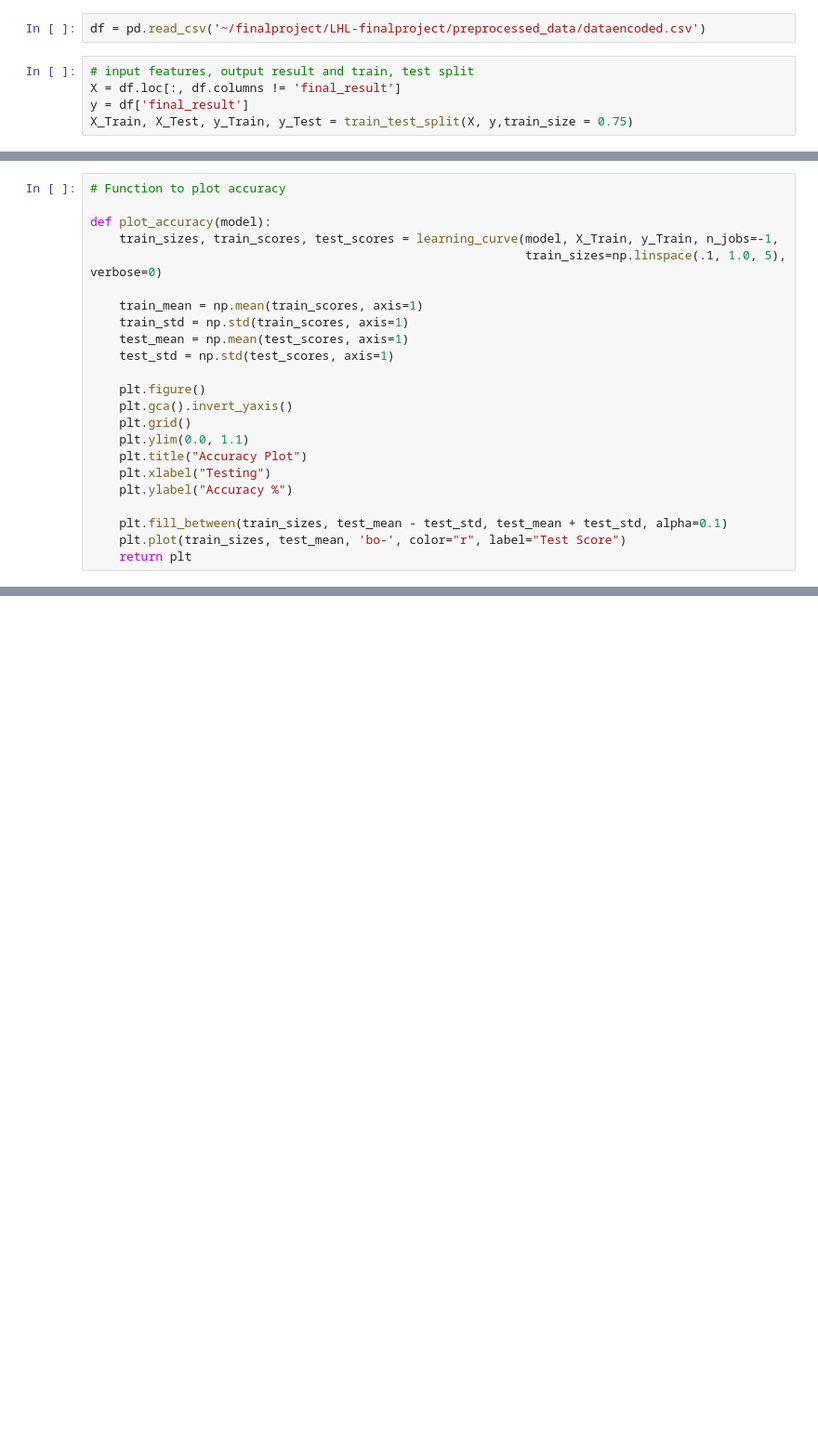
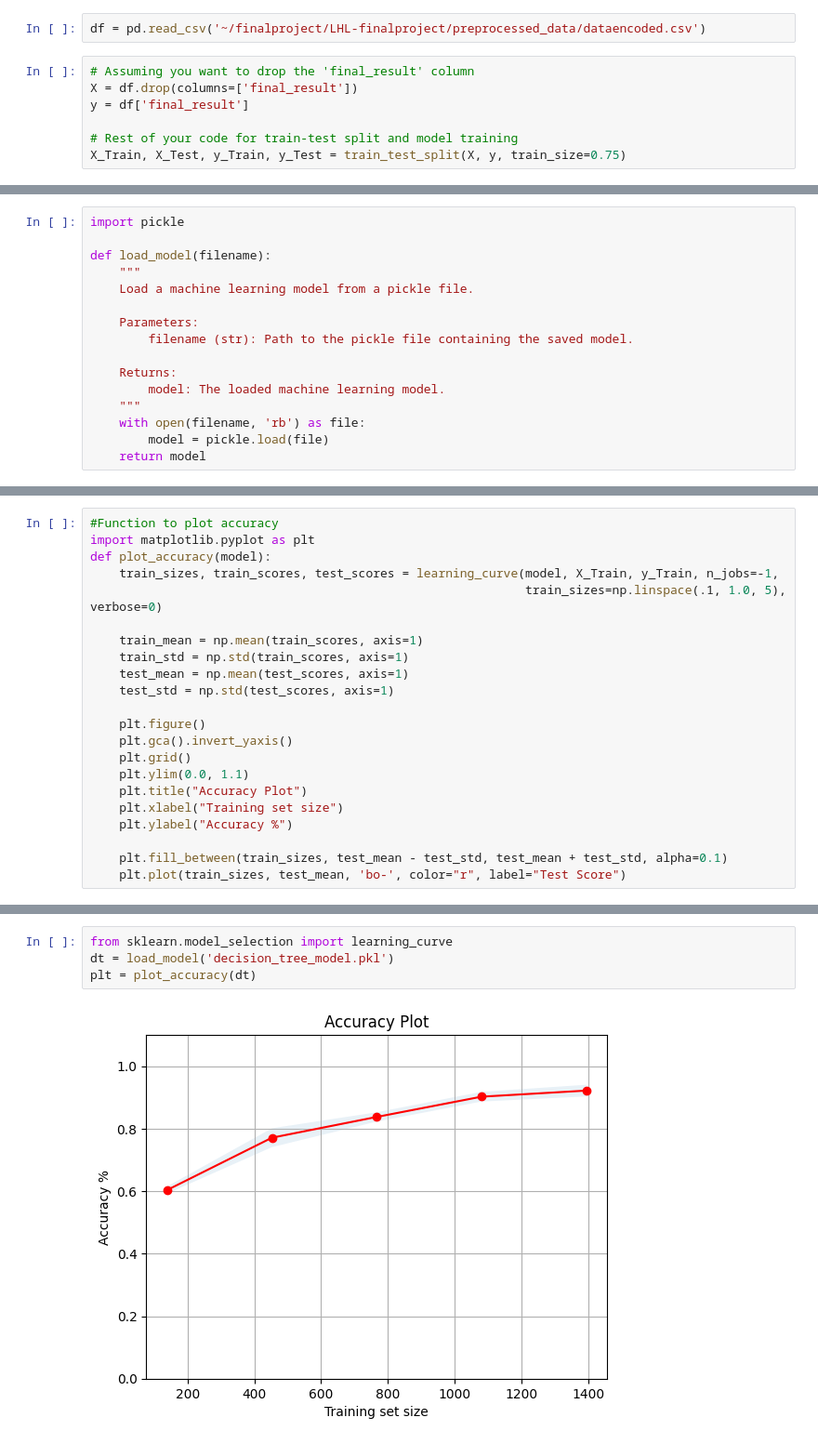
Before and after one commit to LaraOnipede/LHL-finalProject, a Jupyter notebook: notebooks/ModelEvaluation.ipynb, the cells around one changed output, grey strips where cells are left out. Shown at 93% size. Cells and saved outputs as stored; diff of their text form; blank space fills up the shorter version.

Commit message:
evaluating predictive models

```diff
--- a/notebooks/ModelEvaluation.ipynb
+++ b/notebooks/ModelEvaluation.ipynb
@@ -15,7 +15,9 @@ from sklearn.model_selection import train_test_split
 # %%
 df = pd.read_csv('~/finalproject/LHL-finalproject/preprocessed_data/dataencoded.csv')
 # %%
-# input features, output result and train, test split
-X = df.loc[:, df.columns != 'final_result']
+# Assuming you want to drop the 'final_result' column
+X = df.drop(columns=['final_result'])
 y = df['final_result']
-X_Train, X_Test, y_Train, y_Test = train_test_split(X, y,train_size = 0.75)
+
+# Rest of your code for train-test split and model training
+X_Train, X_Test, y_Train, y_Test = train_test_split(X, y, train_size=0.75)
@@ -39,0 +26,16 @@ def load_saved_model(model_type):
+# %%
+import pickle
+
+def load_model(filename):
+    """
+    Load a machine learning model from a pickle file.
+
+    Parameters:
+        filename (str): Path to the pickle file containing the saved model.
+
+    Returns:
+        model: The loaded machine learning model.
+    """
+    with open(filename, 'rb') as file:
+        model = pickle.load(file)
+    return model
@@ -40,6 +44,6 @@ def load_saved_model(model_type):
 # %%
-# Function to plot accuracy
-
+#Function to plot accuracy
+import matplotlib.pyplot as plt
 def plot_accuracy(model):
     train_sizes, train_scores, test_scores = learning_curve(model, X_Train, y_Train, n_jobs=-1,
                                                             train_sizes=np.linspace(.1, 1.0, 5), verbose=0)
@@ -54,9 +58,8 @@ def plot_accuracy(model):
     plt.grid()
     plt.ylim(0.0, 1.1)
     plt.title("Accuracy Plot")
-    plt.xlabel("Testing")
+    plt.xlabel("Training set size")
     plt.ylabel("Accuracy %")
 
     plt.fill_between(train_sizes, test_mean - test_std, test_mean + test_std, alpha=0.1)
     plt.plot(train_sizes, test_mean, 'bo-', color="r", label="Test Score")
-    return plt
@@ -83,0 +68,6 @@ plt = plot_accuracy('decision_tree')
+# %%
+from sklearn.model_selection import learning_curve
+dt = load_model('decision_tree_model.pkl')
+plt = plot_accuracy(dt)
+# %% [output]
+[figure, added]
```
Also changed, not shown: parts of 14 cells of this notebook.
